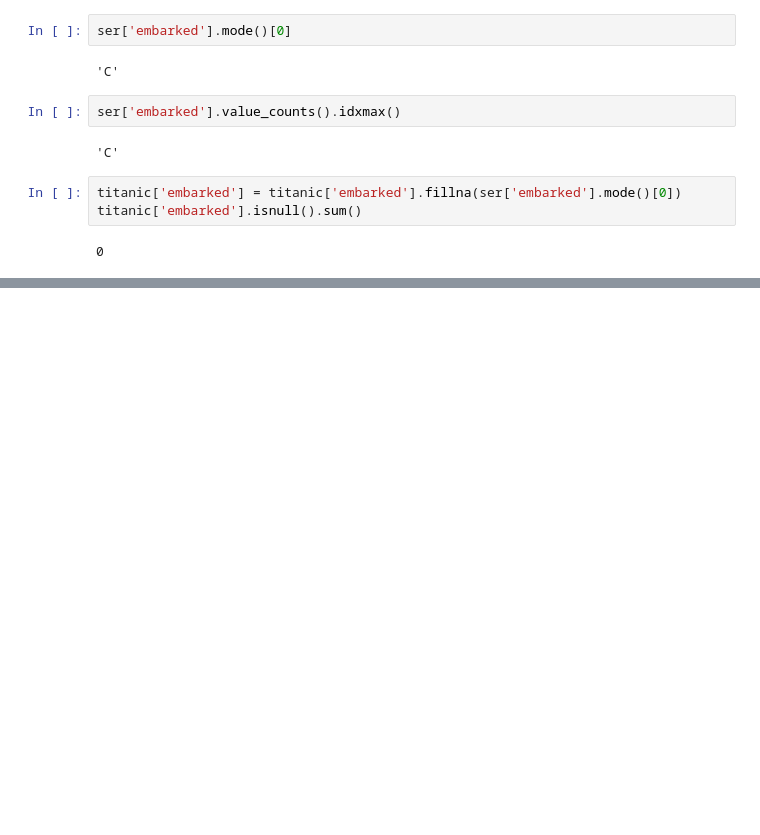
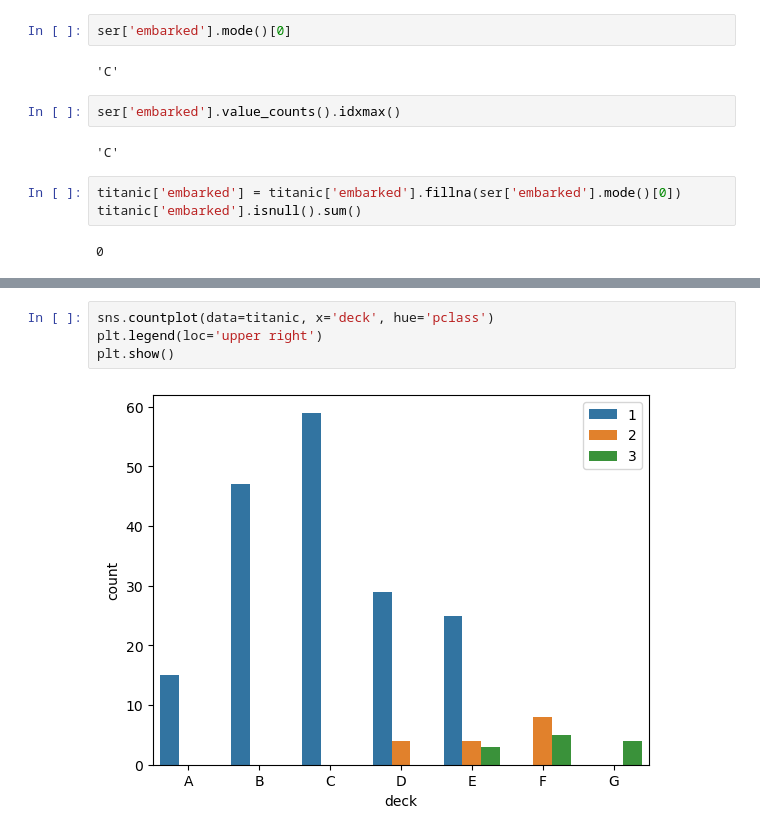
Before and after one commit to honghanhh/py40a12l2, a Jupyter notebook: lectures/lecture4/titanic.ipynb, the cells around one changed output, grey strips where cells are left out. Drawn from its saved outputs; the diff is of its cells as text; blank space fills up the shorter version.

```diff
--- a/lectures/lecture4/titanic.ipynb
+++ b/lectures/lecture4/titanic.ipynb
@@ -385,0 +413,6 @@ dtype: int64
+# %%
+sns.countplot(data=titanic, x='deck', hue='pclass')
+plt.legend(loc='upper right')
+plt.show()
+# %% [output]
+[figure, added]
```
Also changed, not shown: parts of 46 cells of this notebook, 2 other files.
